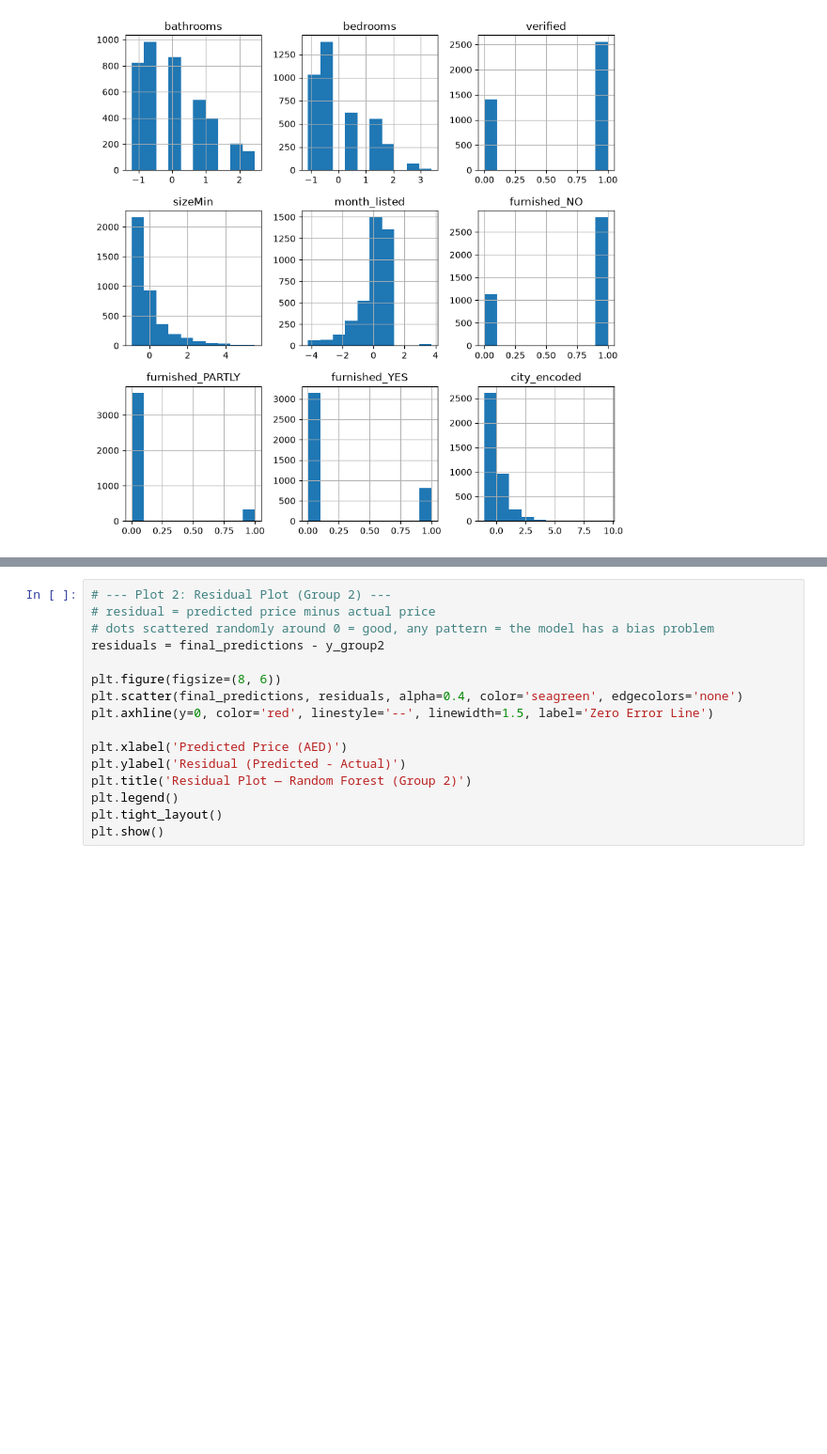
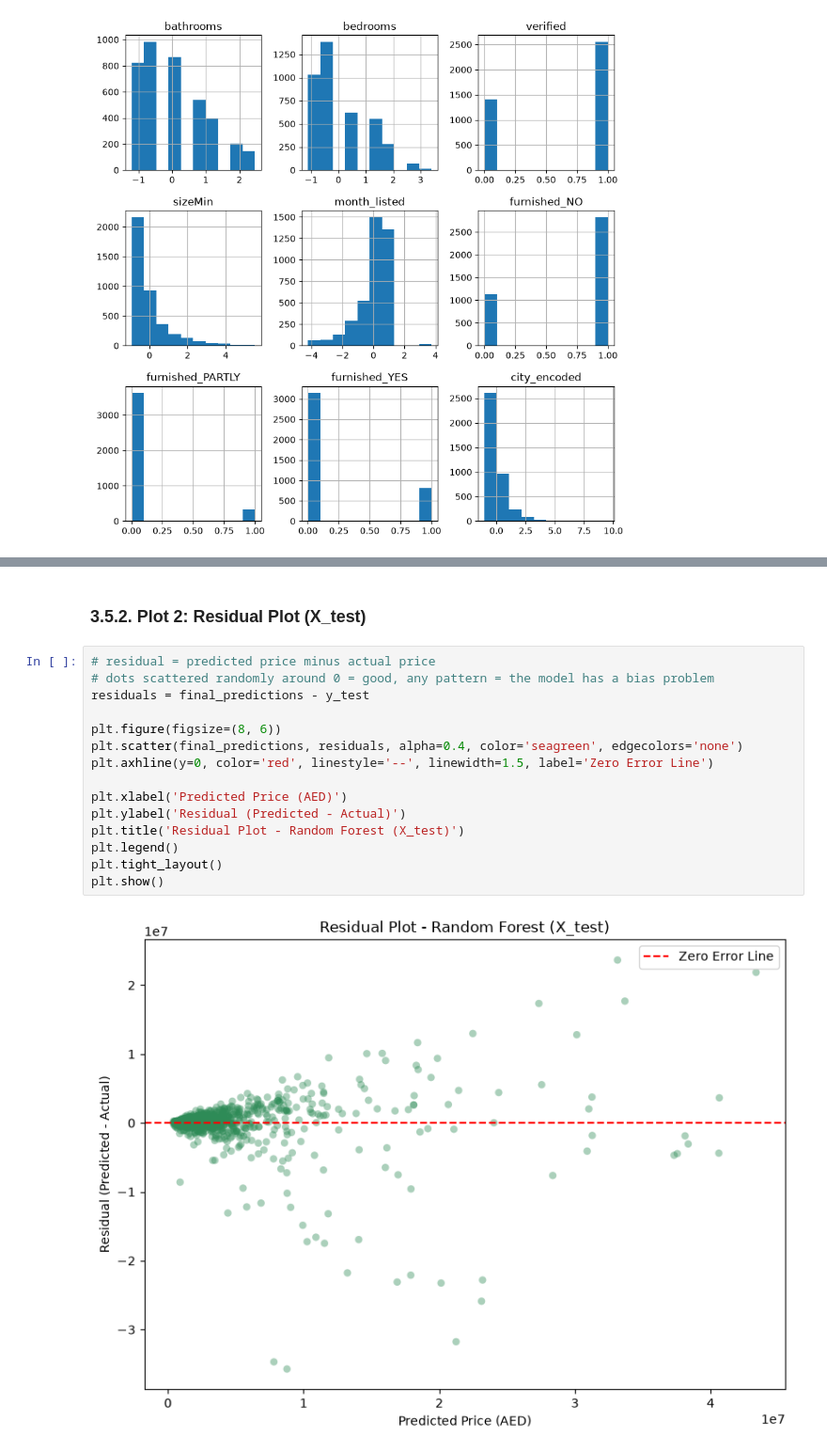
Before and after one commit to Jan-Hrusa/CSCI323_Project, a Jupyter notebook: CSCI323_PROJECT.ipynb, the cells around one changed output, grey strips where cells are left out. Shown at 94% size. Drawn from its saved outputs; the diff is of its cells as text; blank space fills up the shorter version.

```diff
--- a/CSCI323_PROJECT.ipynb
+++ b/CSCI323_PROJECT.ipynb
@@ -789,16 +823,19 @@ plt.show()
+# %% [markdown]
+### 3.5.2. Plot 2: Residual Plot (X_test)
 # %%
-# --- Plot 2: Residual Plot (Group 2) ---
 # residual = predicted price minus actual price
 # dots scattered randomly around 0 = good, any pattern = the model has a bias problem
-residuals = final_predictions - y_group2
+residuals = final_predictions - y_test
 
 plt.figure(figsize=(8, 6))
 plt.scatter(final_predictions, residuals, alpha=0.4, color='seagreen', edgecolors='none')
 plt.axhline(y=0, color='red', linestyle='--', linewidth=1.5, label='Zero Error Line')
 
 plt.xlabel('Predicted Price (AED)')
 plt.ylabel('Residual (Predicted - Actual)')
-plt.title('Residual Plot — Random Forest (Group 2)')
+plt.title('Residual Plot - Random Forest (X_test)')
 plt.legend()
 plt.tight_layout()
 plt.show()
+# %% [output]
+[figure, added]
```
Also changed, not shown: parts of 66 cells of this notebook.
